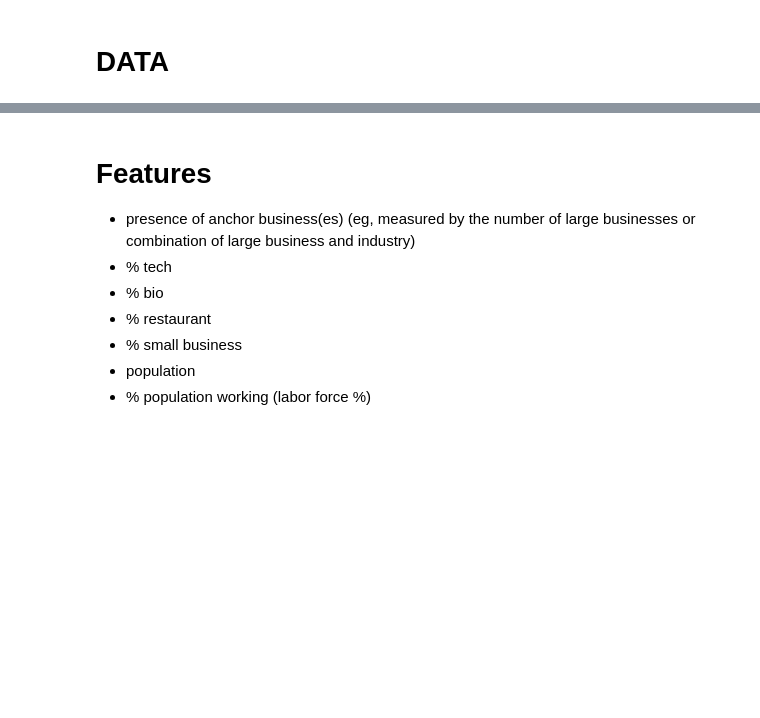
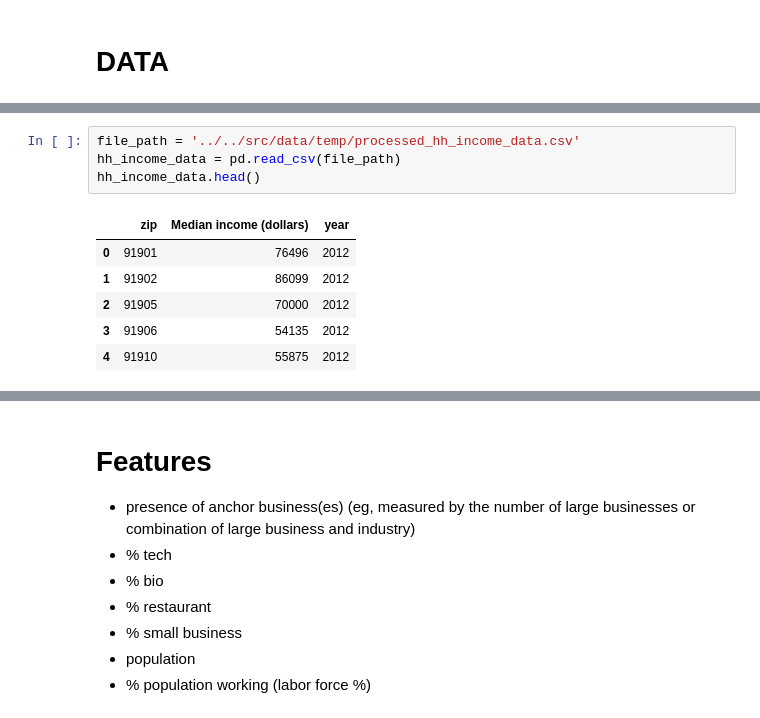
Before and after one commit to inno-apfel/DSC180A-Q1-Project, a Jupyter notebook: notebooks/development/feature_transformation.ipynb, the cells around one changed output, grey strips where cells are left out. Saved outputs shown, nothing was run; the diff lists cells and outputs as text; blank space fills up the shorter version.

```diff
--- a/notebooks/development/feature_transformation.ipynb
+++ b/notebooks/development/feature_transformation.ipynb
@@ -13,0 +28,11 @@ zbp_totals.head()
+# %%
+file_path = '../../src/data/temp/processed_hh_income_data.csv'
+hh_income_data = pd.read_csv(file_path)
+hh_income_data.head()
+# %% [output]
+|  | zip | Median income (dollars) | year |
+| 0 | 91901 | 76496 | 2012 |
+| 1 | 91902 | 86099 | 2012 |
+| 2 | 91905 | 70000 | 2012 |
+| 3 | 91906 | 54135 | 2012 |
+| 4 | 91910 | 55875 | 2012 |
```
Also changed, not shown: parts of 7 cells of this notebook, 1 other file.
